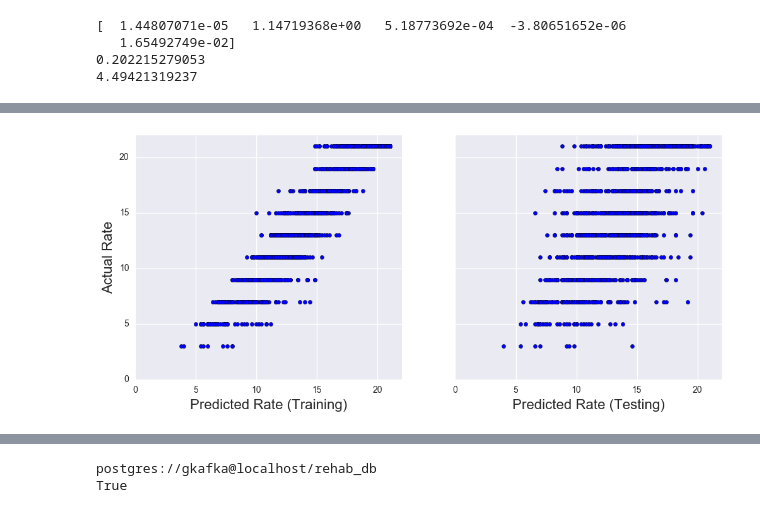
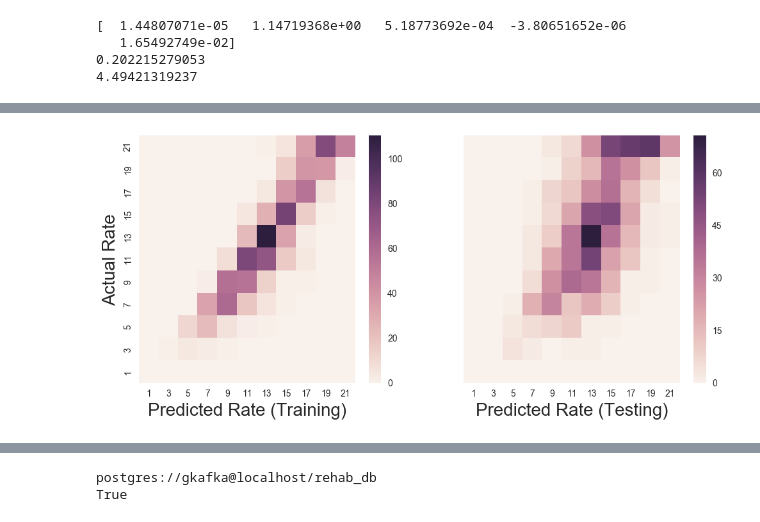
Before and after one commit to gkafka/Rehab4Rehab, a Jupyter notebook: RehabModel.ipynb, the cells around one changed output, grey strips where cells are left out. Cells and saved outputs as stored; diff of their text form; code cells hidden in the pictures.

Commit message:
Make seaborn heatmaps of EDA and Fit true vs pred plots. Save plots from notebook.

```diff
--- a/RehabModel.ipynb
+++ b/RehabModel.ipynb
@@ -181,19 +190,28 @@ print np.sqrt(metrics.mean_squared_error(y_test, digitized))
 # %%
-fig, [axL, axR] = plt.subplots(nrows=1, ncols=2, figsize=(12,5), sharey=True);
-axL.scatter(pred_train, y_train);
+h2train, xe, ye = np.histogram2d(pred_train, y_train,
+                             bins=[xrange(0,24,2), xrange(0,24,2)])
+h2train = h2train.transpose()
+h2test, xe, ye = np.histogram2d(pred_test, y_test,
+                             bins=[xrange(0,24,2), xrange(0,24,2)])
+h2test = h2test.transpose()
+
+fig, [axL, axR] = plt.subplots(nrows=1, ncols=2, figsize=(12,5), sharex=True, sharey=True);
+sns.heatmap(h2train, xticklabels=range(1,23,2), yticklabels=range(1,23,2), ax=axL)
+axL.invert_yaxis()
 axL.set_xlabel('Predicted Rate (Training)');
-axL.xaxis.label.set_fontsize(16);
+axL.xaxis.label.set_fontsize(20);
 axL.set_xlim(0,22);
 axL.set_ylabel('Actual Rate');
-axL.yaxis.label.set_fontsize(16);
-axL.set_ylim(0,22);
+axL.yaxis.label.set_fontsize(20);
 
-axR.scatter(pred_test, y_test);
+sns.heatmap(h2test, xticklabels=range(1,23,2), yticklabels=range(1,23,2), ax=axR)
+axR.invert_yaxis()
 axR.set_xlabel('Predicted Rate (Testing)');
-axR.xaxis.label.set_fontsize(16);
-axR.set_xlim(0,22);
+axR.xaxis.label.set_fontsize(20);
+
+plt.savefig('Fit_RF.png')
 # %% [output]
-[figure, old version]
+[figure, new version]
 # %%
 df_trim['pred_diff'] = df_trim['death_rate_category_median'].values - rf.predict(df_trim[cols_to_use])
 df_trim.head()
```
Also changed, not shown: parts of 2 cells of this notebook, 7 other files.
